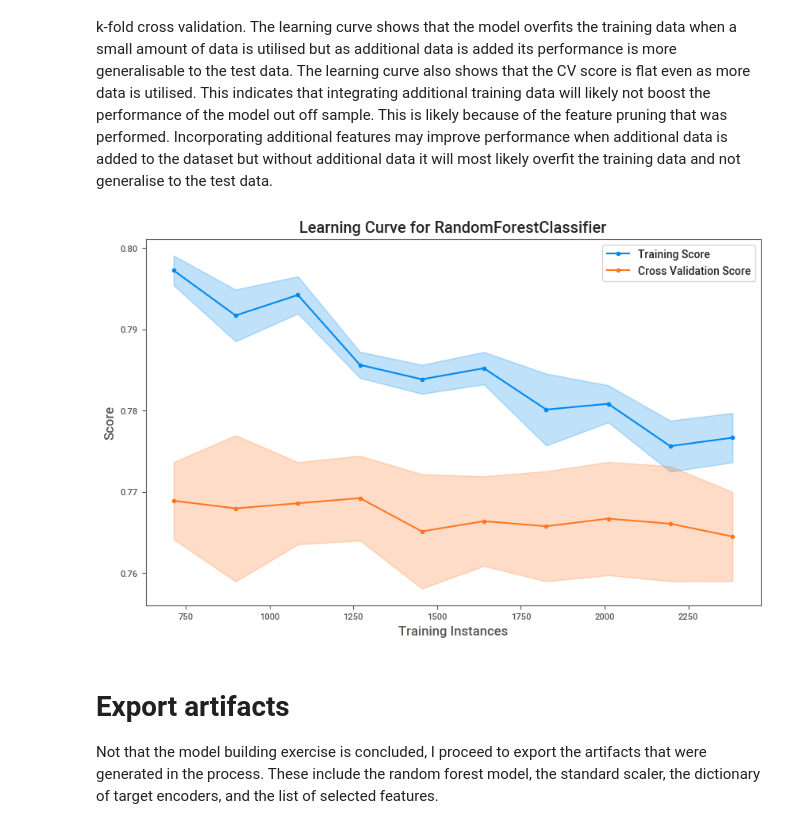
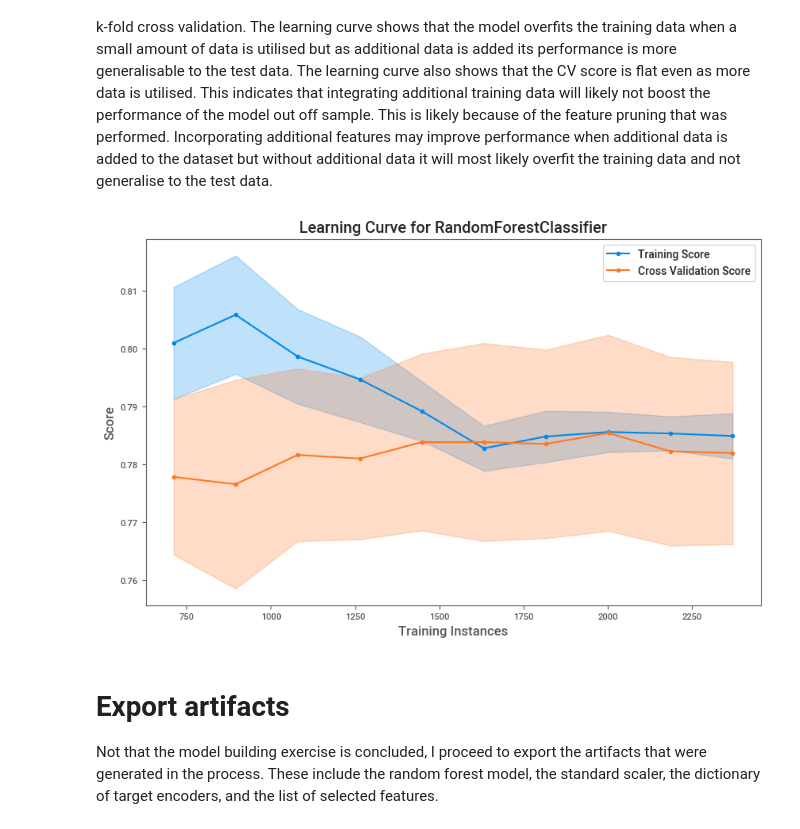
Before and after one commit to OlaOye24/loan_default_project, a Jupyter notebook: src/analysis.ipynb, the cells around one changed output. Cells and saved outputs as stored; diff of their text form; code cells hidden in the pictures.

Commit message:
updated to sync with local as of 2024-08-01

```diff
--- a/src/analysis.ipynb
+++ b/src/analysis.ipynb
@@ -376,10 +363,40 @@ no. of remaining observations:  3584
 # Split data into training and testing sets
 To facilitate machine learning, the data has been split into training and testing sets at an 80:20 ratio. I have opted not to further split the training set into core triaining and validation sets because I will be using k-fold Cross Validation later on.
 # %%
-# Split the data into train, validation and test sets
+# Split the data into train and test sets
 X_train, X_test, y_train, y_test = train_test_split(features, target, test_size=0.2, random_state=seed)
 
-#display the lengths of the training and test data
-print("no. of training data: ", len(y_train))
-print("no. of training data: ", len(y_test))
+print("no. of training observations: ", len(y_train))
+print("no. of test observations:     ", len(y_test))
+
+# --- Imputation (training-set means only, applied to both splits) ---
+# Computing means on the full dataset before splitting leaks test-set information,
+# so we derive means exclusively from X_train.
+numerical_means = X_train[numerical_feature_names].mean()
+X_train[numerical_feature_names] = X_train[numerical_feature_names].fillna(numerical_means)
+X_test[numerical_feature_names]  = X_test[numerical_feature_names].fillna(numerical_means)
+
+# --- Outlier Removal via LOF (training set only, continuous features only) ---
+# Binary 0/1 features are excluded because Euclidean distance is not meaningful for them,
+# and test observations are excluded so the LOF estimator never sees held-out data.
+binary_num_features = ['data.Request.Input.Customer.ExistingCustomer',
+                       'data.Request.Input.Customer.Gender',
+                       'previousApplication', 'salaryService']
+continuous_num_features = [f for f in numerical_feature_names if f not in binary_num_features]
+
+X_train_continuous = X_train[continuous_num_features]
+
+print("\nMAX AND MIN VALUES BEFORE OUTLIER REMOVAL (training set):")
+print(max_min_values(X_train_continuous))
+print("no. of training observations before outlier removal: ", len(X_train))
+
+lof = LocalOutlierFactor(n_neighbors=20, contamination=0.01)
+anomaly_labels = lof.fit_predict(X_train_continuous)
+
+X_train = X_train[anomaly_labels == 1]
+y_train = y_train[anomaly_labels == 1]
+
+print("\nMAX AND MIN VALUES AFTER OUTLIER REMOVAL (training set):")
+print(max_min_values(X_train[continuous_num_features]))
+print("no. of training observations after outlier removal: ", len(X_train))
 # %% [output]
@@ -725,7 +752,7 @@ rfe = RFECV(RandomForestClassifier(random_state=seed,
                                    criterion = 'entropy',
                                    min_samples_split = 2,
                                    min_samples_leaf = 1,),
-            cv=4, step = 1, scoring=scoring);
+            cv=KFold(n_splits=4, shuffle=True, random_state=seed), step=1, scoring=scoring)
 rfe.fit(X_train_corr, y_train_over)
 rfe.rfe_estimator_.ranking_
 rfe.rfe_estimator_.n_features_
@@ -850,23 +877,23 @@ In order to discern the stability of the model with respect to data availability
 # %%
 import numpy as np
 fig, ax = plt.subplots(figsize=(10, 6))
-cv = KFold(4)
+cv = KFold(4, shuffle=True, random_state=seed)
 sizes = np.linspace(0.3, 1.0, 10)
 lc_viz = LearningCurve(
     model,
     cv=cv,
     train_sizes=sizes,
     scoring="accuracy",
     n_jobs=4,
     ax=ax,
 )
 lc_viz.fit(X_train_select, y_train_over)
 lc_viz.poof()
 
-#export the learnning curve plot
+#export the learning curve plot
 fig.savefig("../images/learning_curve.png", dpi=300)
 # %% [output]
-[figure, old version]
+[figure, new version]
 # %% [markdown]
 # Export artifacts
 Not that the model building exercise is concluded, I proceed to export the artifacts that were generated in the process. These include the random forest model, the standard scaler, the dictionary of target encoders, and the list of selected features.
```
Also changed, not shown: parts of 18 cells of this notebook, 28 other files.
